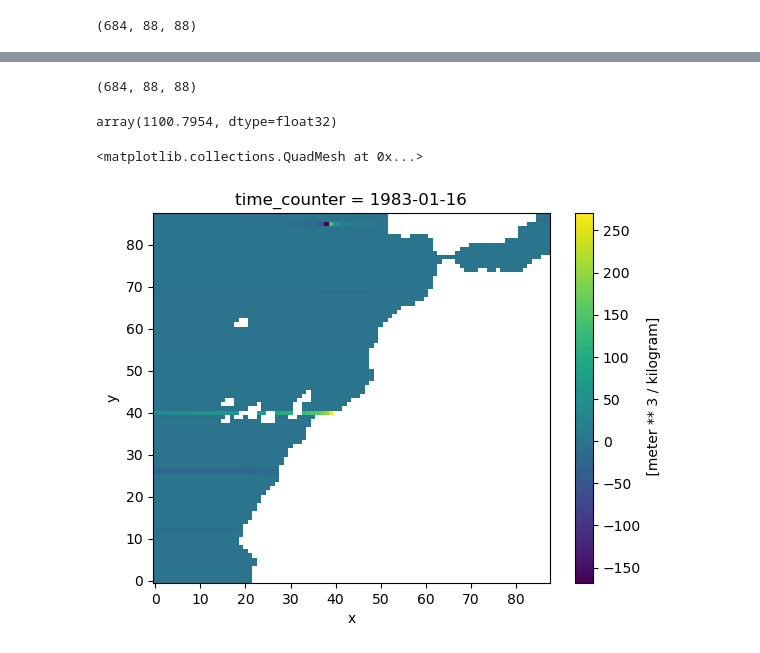
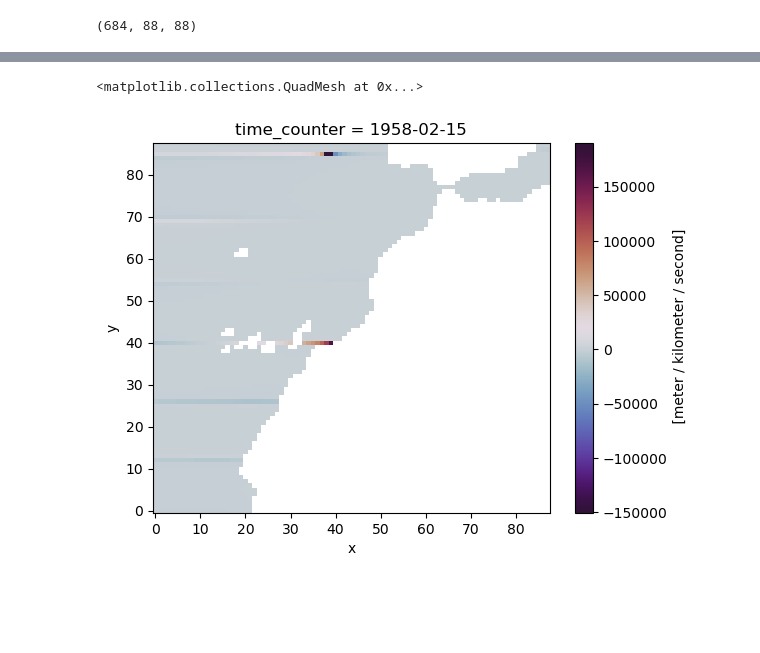
Before and after one commit to Mohamed-01-git/CLIMATOLOGY, a Jupyter notebook: UIC.ipynb, the cells around one changed output, grey strips where cells are left out. Cells and saved outputs as stored; diff of their text form; code cells hidden in the pictures; blank space fills up the shorter version.

Commit message:
if applied, this version could plot maps, fix units problem and plot time series about each city

```diff
--- a/UIC.ipynb
+++ b/UIC.ipynb
@@ -36,11 +19,14 @@ Attributes:
 # %%
 ZWS=DATA.sozotaux # zonal (over latitude)
+ZWS=ZWS*units("kg*m*s^(-2)*m^(-2)")
 SWS=DATA.sometauy # meridional (over longitude)
-LON=DATA.nav_lon # degree
-LAT=DATA.nav_lat # degree
+SWS=SWS*units("kg*m*s^(-2)*m^(-2)")
+LON=DATA.nav_lon.astype('float32') # degree
+LAT=DATA.nav_lat.astype('float32') # degree
 TIME=DATA.time_counter
 # %%
 SWS_2=SWS.interp(x_2=ZWS['x'],method='nearest') # reshape the meridional wind stress to have the same shape as zonal wind stress
+SWS_2=SWS_2*units("kg*m*s^(-2)*m^(-2)")
 # %%
 # ZWS.isel(time_counter=0).plot.contourf()
 # ZWS.isel(time_counter=0).plot.contour()
@@ -69,11 +52,13 @@ f_stacked = np.stack([f] * 684, axis=0)
 f_stacked.shape
 # %% [output]
 (684, 88, 88)
+# %%
+f_stacked=f_stacked*units("1/s")
 # %%
-TOx=  SWS_2
-TOy= ZWS
-Qx=TOy/(Rho_W*f_stacked) # ekman transport
-Qy=-TOx/(Rho_W*f_stacked)
+TOx=  SWS_2*units("1/m")
+TOy= ZWS*units("1/m")
+Qx=TOy/(Rho_W*f_stacked)*(1e3)*units("1/km") # ekman transport / we multiply by 10³ to convert the unit into m³s^-1Km-1
+Qy=-TOx/(Rho_W*f_stacked)*(1e3)*units("1/km")
 # %%
 Qy[2,:,:].plot(vmin=np.min(Qy[2,:,:]).values, vmax=np.max(Qy[2,:,:]).values, cmap='viridis')
 plt.title("EKMAN TRANSPORT")
@@ -114,14 +71,6 @@ UI=-(np.sin(fi-np.pi/2)*Qx+np.cos(fi-np.pi/2)*Qy) # THE UPWELLING INDEX
-# %%
-UI.shape
-# %% [output]
-(684, 88, 88)
-# %%
-np.max(UI).values
-# %% [output]
-array(1100.7954, dtype=float32)
 # %%
-MAP=UI[300,:,:]
-MAP.plot(vmin=np.min(MAP).values, vmax=np.max(MAP).values, cmap='viridis')
+MAP=UI[1,:,:]
+MAP.plot(vmin=np.min(MAP).values, vmax=np.max(MAP).values, cmap='twilight_shifted')
 # %% [output]
 <matplotlib.collections.QuadMesh at 0x...>
-[figure, old version]
+[figure, new version]
```
Also changed, not shown: parts of 15 cells of this notebook.
